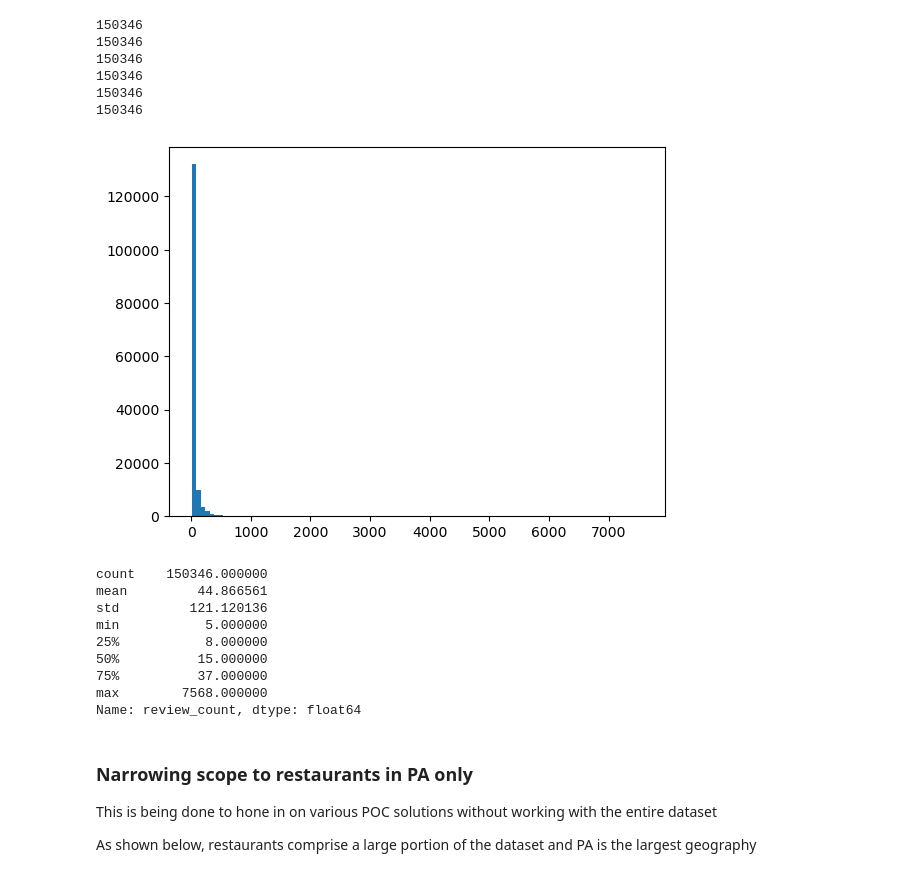
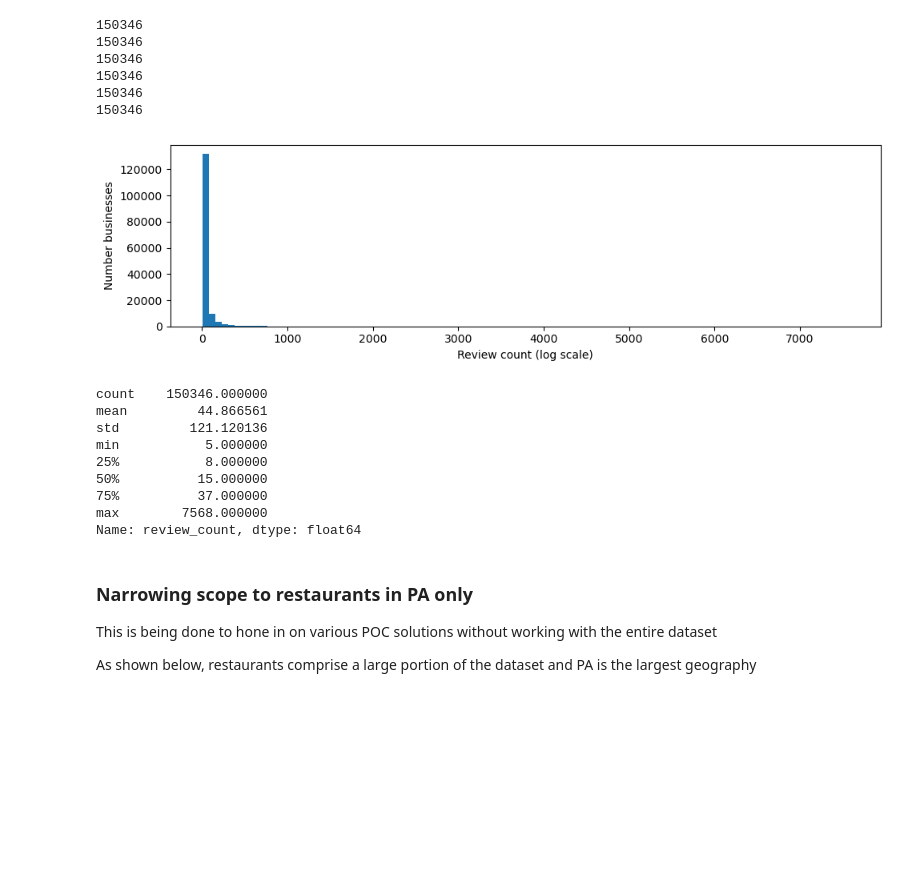
Before and after one commit to crredding/YelpDataset, a Jupyter notebook: PrepAndEDA.ipynb, the cells around one changed output. Saved outputs shown, nothing was run; the diff lists cells and outputs as text; code cells hidden in the pictures; blank space fills up the shorter version.

```diff
--- a/PrepAndEDA.ipynb
+++ b/PrepAndEDA.ipynb
@@ -181,11 +195,15 @@ print(business['business_id'].shape[0])
 #business['attributes.Ambience'].value_counts()
 # %%
 #Looks like businesses all have >= 5 reviews with significant outliers
-plt.hist(business['review_count'], bins=100)
+fig, ax = plt.subplots(figsize=(10,3))
+ax.hist(business['review_count'], bins=100)
+ax.set_ylabel('Number businesses')
+ax.set_xlabel('Review count (log scale)')
+fig.tight_layout()
 plt.show()
 print(business['review_count'].describe())
 # %% [output]
-[figure, old version]
+[figure, new version]
 count    150346.000000
 mean         44.866561
 std         121.120136
```
Also changed, not shown: parts of 9 cells of this notebook, 20 other files.
